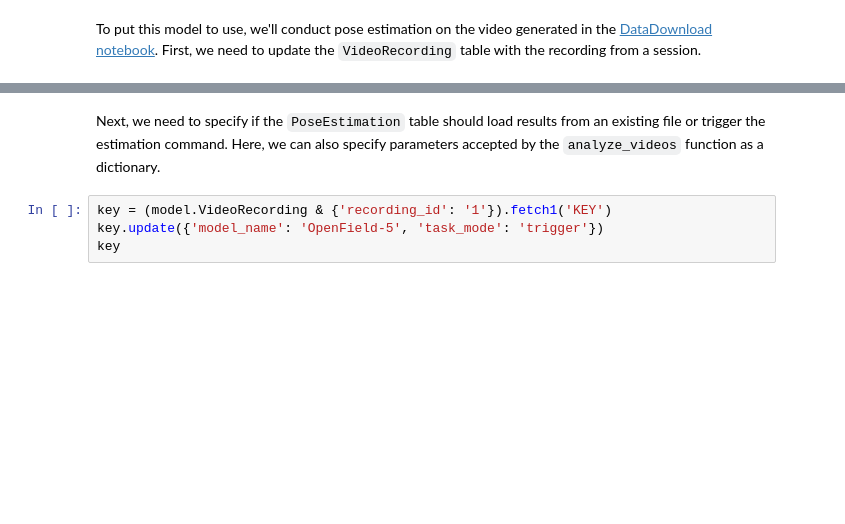
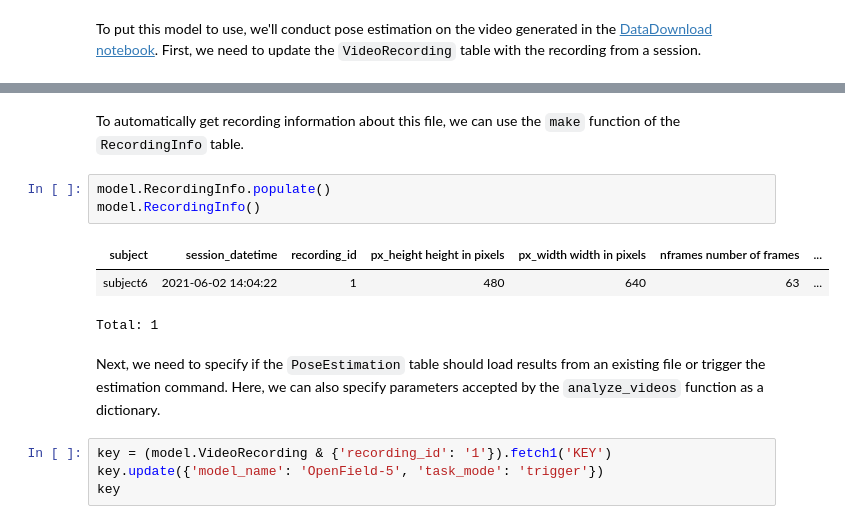
Before and after one commit to datajoint/element-deeplabcut, a Jupyter notebook: notebooks/03-Process.ipynb, the cells around one changed output, grey strips where cells are left out. Saved outputs shown, nothing was run; the diff lists cells and outputs as text; blank space fills up the shorter version.

```diff
--- a/notebooks/03-Process.ipynb
+++ b/notebooks/03-Process.ipynb
@@ -267,7 +269,16 @@ model.VideoRecording.File()
 | subject6 | 2021-06-02 14:04:22 | 1 | 1 | openfield-Pranav-2018-10-30/video... |
 Total: 1
+# %% [markdown]
+To automatically get recording information about this file, we can use the `make` function of the `RecordingInfo` table.
+# %%
+model.RecordingInfo.populate()
+model.RecordingInfo()
+# %% [output]
+| subject | session_datetime | recording_id | px_height height in pixels | px_width width in pixels | nframes number of frames | ... |
+| subject6 | 2021-06-02 14:04:22 | 1 | 480 | 640 | 63 | ... |
+Total: 1
 # %% [markdown]
-Next, we need to specify if the `PoseEstimation` table should load results from an existing file or trigger the estimation command. Here, we can also specify parameters accepted by the `analyze_videos` function as a dictionary.
+ Next, we need to specify if the `PoseEstimation` table should load results from an existing file or trigger the estimation command. Here, we can also specify parameters accepted by the `analyze_videos` function as a dictionary.
 # %%
 key = (model.VideoRecording & {'recording_id': '1'}).fetch1('KEY')
 key.update({'model_name': 'OpenField-5', 'task_mode': 'trigger'})
```
Also changed, not shown: parts of 6 cells of this notebook, 8 other files.
